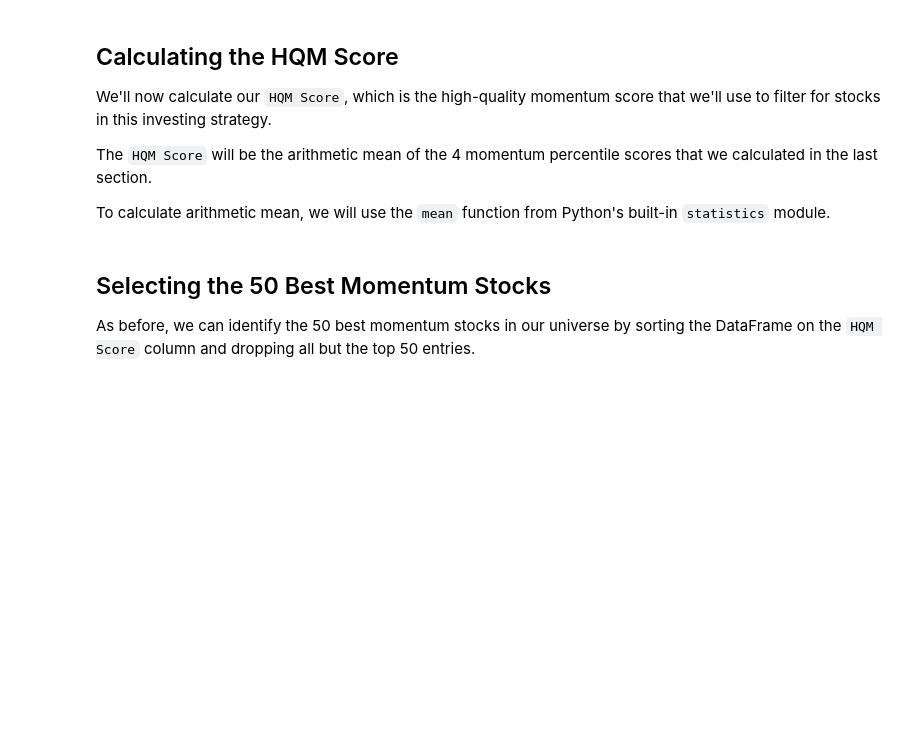
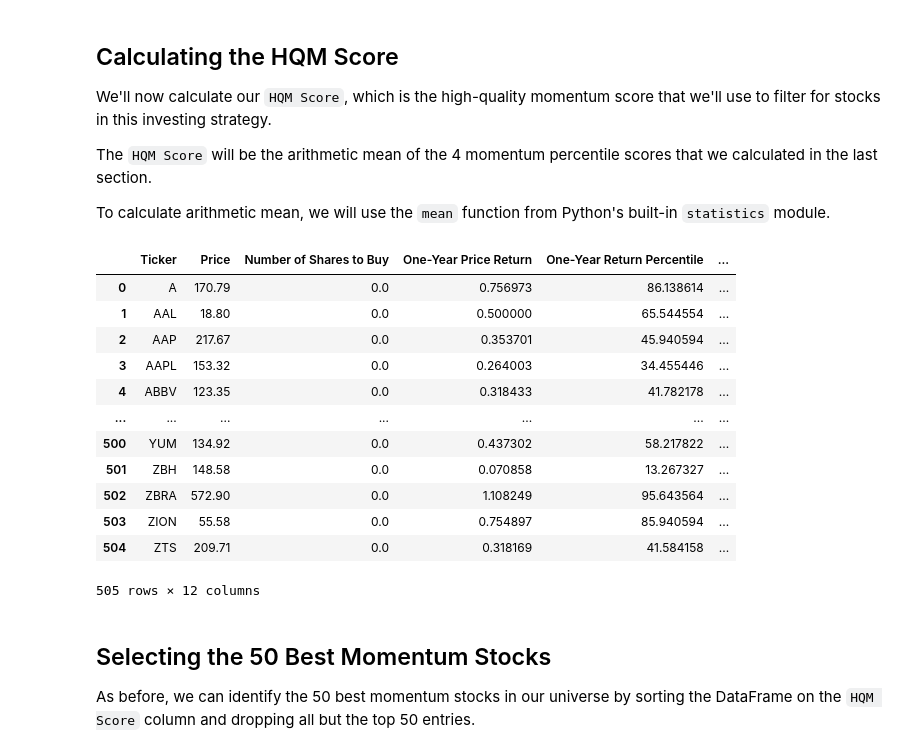
Before and after one commit to phatblat/algorithmic-trading-python, a Jupyter notebook: starter_files/002_quantitative_momentum_strategy.ipynb, the cells around one changed output. Drawn from its saved outputs; the diff is of its cells as text; code cells hidden in the pictures; blank space fills up the shorter version.

```diff
--- a/starter_files/002_quantitative_momentum_strategy.ipynb
+++ b/starter_files/002_quantitative_momentum_strategy.ipynb
@@ -341,6 +343,30 @@ We'll now calculate our `HQM Score`, which is the high-quality momentum score th
 The `HQM Score` will be the arithmetic mean of the 4 momentum percentile scores that we calculated in the last section.
 
 To calculate arithmetic mean, we will use the `mean` function from Python's built-in `statistics` module.
+# %%
+from statistics import mean
+
+for row in hqm_dataframe.index:
+    momentum_percentiles = []
+    for time_period in time_periods:
+        momentum_percentiles.append(hqm_dataframe.loc[row, f'{time_period} Return Percentile'])
+        hqm_dataframe.loc[row, 'HQM Score'] = mean(momentum_percentiles)
+
+hqm_dataframe
+# %% [output]
+|  | Ticker | Price | Number of Shares to Buy | One-Year Price Return | One-Year Return Percentile | ... |
+| 0 | A | 170.79 | 0.0 | 0.756973 | 86.138614 | ... |
+| 1 | AAL | 18.80 | 0.0 | 0.500000 | 65.544554 | ... |
+| 2 | AAP | 217.67 | 0.0 | 0.353701 | 45.940594 | ... |
+| 3 | AAPL | 153.32 | 0.0 | 0.264003 | 34.455446 | ... |
+| 4 | ABBV | 123.35 | 0.0 | 0.318433 | 41.782178 | ... |
+| ... | ... | ... | ... | ... | ... | ... |
+| 500 | YUM | 134.92 | 0.0 | 0.437302 | 58.217822 | ... |
+| 501 | ZBH | 148.58 | 0.0 | 0.070858 | 13.267327 | ... |
+| 502 | ZBRA | 572.90 | 0.0 | 1.108249 | 95.643564 | ... |
+| 503 | ZION | 55.58 | 0.0 | 0.754897 | 85.940594 | ... |
+| 504 | ZTS | 209.71 | 0.0 | 0.318169 | 41.584158 | ... |
+505 rows × 12 columns
 # %% [markdown]
 ## Selecting the 50 Best Momentum Stocks
 
```
Also changed, not shown: parts of 7 cells of this notebook.
